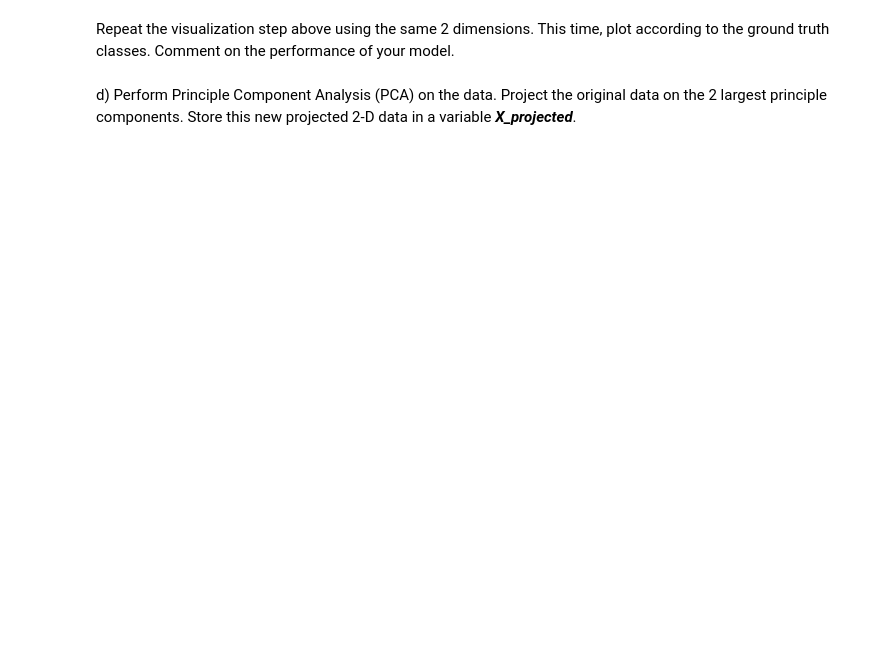
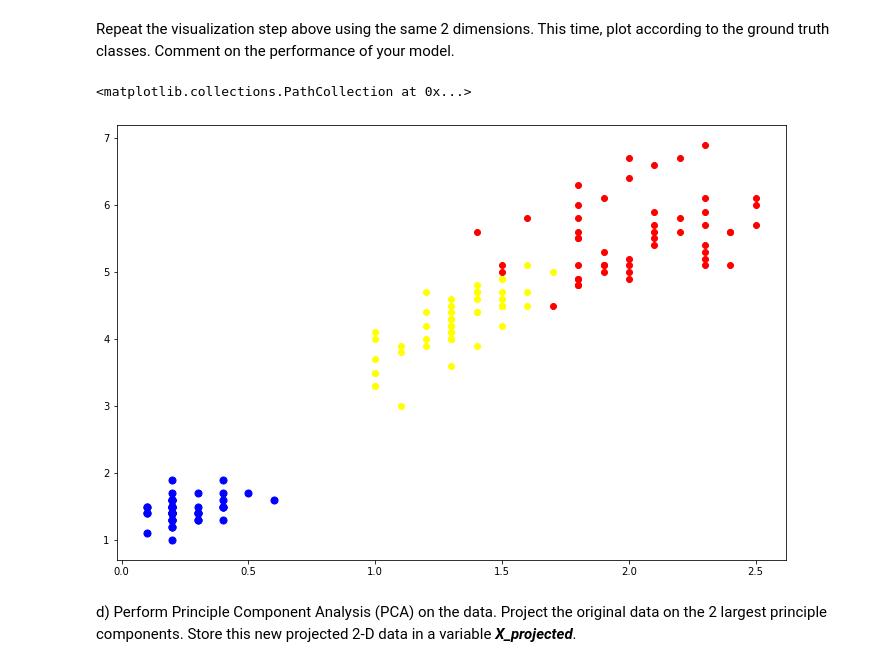
Before and after one commit to luhan68/CS190DD_HW, a Jupyter notebook: HW 2 Files-20201115/HW2.ipynb, the cells around one changed output. Drawn from its saved outputs; the diff is of its cells as text; code cells hidden in the pictures; blank space fills up the shorter version.

```diff
--- a/HW 2 Files-20201115/HW2.ipynb
+++ b/HW 2 Files-20201115/HW2.ipynb
@@ -27,4 +67,14 @@ Visualize your clusters on a 2-D plot. Choose any 2 dimensions from the 4 dimens
 # %% [markdown]
 Repeat the visualization step above using the same 2 dimensions. This time, plot according to the ground truth classes. Comment on the performance of your model.
+# %%
+plt.figure(figsize=(12,8))
+plt.scatter(data[data[4]=="Versicolor"][3],data[data[4]=="Versicolor"][2],color='yellow')
+plt.scatter(data[data[4]=="Virginica"][3],data[data[4]=="Virginica"][2],color='red')
+plt.scatter(data[data[4]=="Setosa"][3],data[data[4]=="Setosa"][2],s=50,color="blue")
+
+# As two graphs almost align, the performance is good especailly for Setosa. Versicolor and Virginica have some overlaps for three points.
+# %% [output]
+<matplotlib.collections.PathCollection at 0x...>
+[figure, added]
 # %% [markdown]
 d) Perform Principle Component Analysis (PCA) on the data. Project the original data on the 2 largest principle components. Store this new projected 2-D data in a variable ***X_projected***.
```
Also changed, not shown: parts of 30 cells of this notebook.
